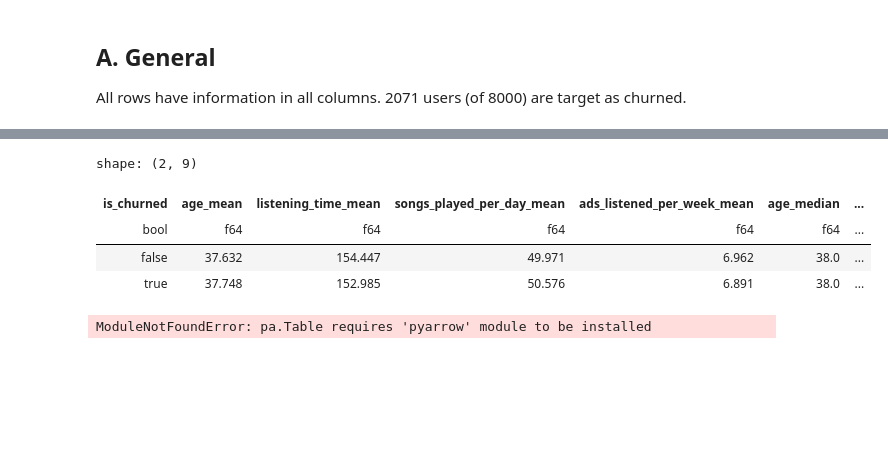
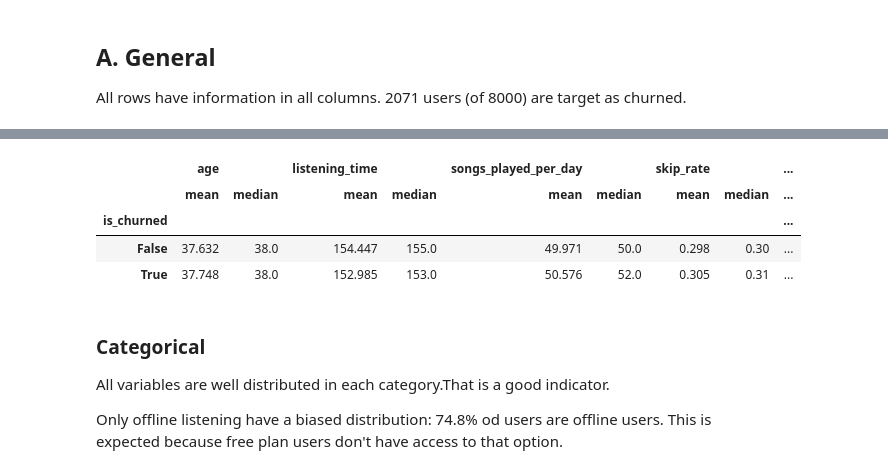
Before and after one commit to Laura-Alonso/Spotify-Analysis-Dataset-2025, a Jupyter notebook: src/main.ipynb, the cells around one changed output, grey strips where cells are left out. Saved outputs shown, nothing was run; the diff lists cells and outputs as text; code cells hidden in the pictures; blank space fills up the shorter version.

```diff
--- a/src/main.ipynb
+++ b/src/main.ipynb
@@ -14,6 +28,6 @@ import polars as pl
 # Download data
 path = kagglehub.dataset_download("nabihazahid/spotify-dataset-for-churn-analysis")
 
-df_raw = pl.read_csv(f"{path}/spotify_churn_dataset.csv")
+df_raw = pd.read_csv(f"{path}/spotify_churn_dataset.csv")
 df_raw.head()
 # %% [output]
@@ -28,12 +42,13 @@ shape: (5, 12)
 # %%
 # Set the correct type for each column
-df_raw = df_raw.with_columns(
-    pl.col("user_id").cast(pl.String),
-    pl.col("gender","country", "subscription_type","device_type").cast(pl.Categorical),
-    pl.col("offline_listening", "is_churned").cast(pl.Boolean),
-)
+print(df_raw.dtypes)
 
-quantitative_cols = [c for c, dt in zip(df_raw.columns, df_raw.dtypes) if dt == pl.Int64]
-string_cols = [c for c, dt in zip(df_raw.columns, df_raw.dtypes) if dt == pl.String]
-categorical_cols = [c for c, dt in zip(df_raw.columns, df_raw.dtypes) if dt == pl.Categorical]
-boolean_cols = [c for c, dt in zip(df_raw.columns, df_raw.dtypes) if dt == pl.Boolean]
+df_raw = df_raw.astype({
+    "user_id": "str",
+    "gender": "category",
+    "country": "category",
+    "subscription_type": "category",
+    "device_type": "category",
+    "offline_listening": "bool",
+    "is_churned": "bool"
+})
@@ -40,3 +69,12 @@ boolean_cols = [c for c, dt in zip(df_raw.columns, df_raw.dtypes) if dt == pl.Bo
+# %%
+# New objets for each type of variable
+
+quantitative_cols = ["age", "listening_time", "songs_played_per_day","skip_rate","ads_listened_per_week"]
+string_cols = ["user_id"]
+categorical_cols = ["gender", "country", "subscription_type","device_type"]
+boolean_cols = ["offline_listening"]
+
+target = ["is_churned"]
 # %% [markdown]
 # 3. **Exploratory Data Analysis (EDA)**
 # %% [markdown]
@@ -80,22 +143,14 @@ shape: (9, 5)
 # %%
-df_raw.group_by("is_churned").agg(
-    [
-        *[pl.col(c).mean().round(3).alias(f"{c}_mean") for c in quantitative_cols],
-        *[pl.col(c).median().round(3).alias(f"{c}_median") for c in quantitative_cols],
-    ]
-)
+df_raw.groupby("is_churned")[quantitative_cols].agg(["mean", "median"]).round(3)
 # %% [output]
-shape: (2, 9)
-| is_churned | age_mean | listening_time_mean | songs_played_per_day_mean | ads_listened_per_week_mean | age_median | ... |
-| bool | f64 | f64 | f64 | f64 | f64 | ... |
-| false | 37.632 | 154.447 | 49.971 | 6.962 | 38.0 | ... |
-| true | 37.748 | 152.985 | 50.576 | 6.891 | 38.0 | ... |
+|  | age |  | listening_time |  | songs_played_per_day |  | skip_rate |  | ... |
+|  | mean | median | mean | median | mean | median | mean | median | ... |
+| is_churned |  |  |  |  |  |  |  |  | ... |
+| False | 37.632 | 38.0 | 154.447 | 155.0 | 49.971 | 50.0 | 0.298 | 0.30 | ... |
+| True | 37.748 | 38.0 | 152.985 | 153.0 | 50.576 | 52.0 | 0.305 | 0.31 | ... |
-# %%
-import matplotlib.pyplot as plt
-
-# Ejemplo con minutes_played
-df_raw.select("age").to_pandas().boxplot()
-plt.title("Outliers in minutes_played")
-plt.show()
-# %% [output]
-ModuleNotFoundError: pa.Table requires 'pyarrow' module to be installed
+# %% [markdown]
+### Categorical
+
+All variables are well distributed in each category.That is a good indicator.
+
+Only offline listening have a biased distribution: 74.8% od users are offline users. This is expected because free plan users don't have access to that option.
```
Also changed, not shown: parts of 44 cells of this notebook.
